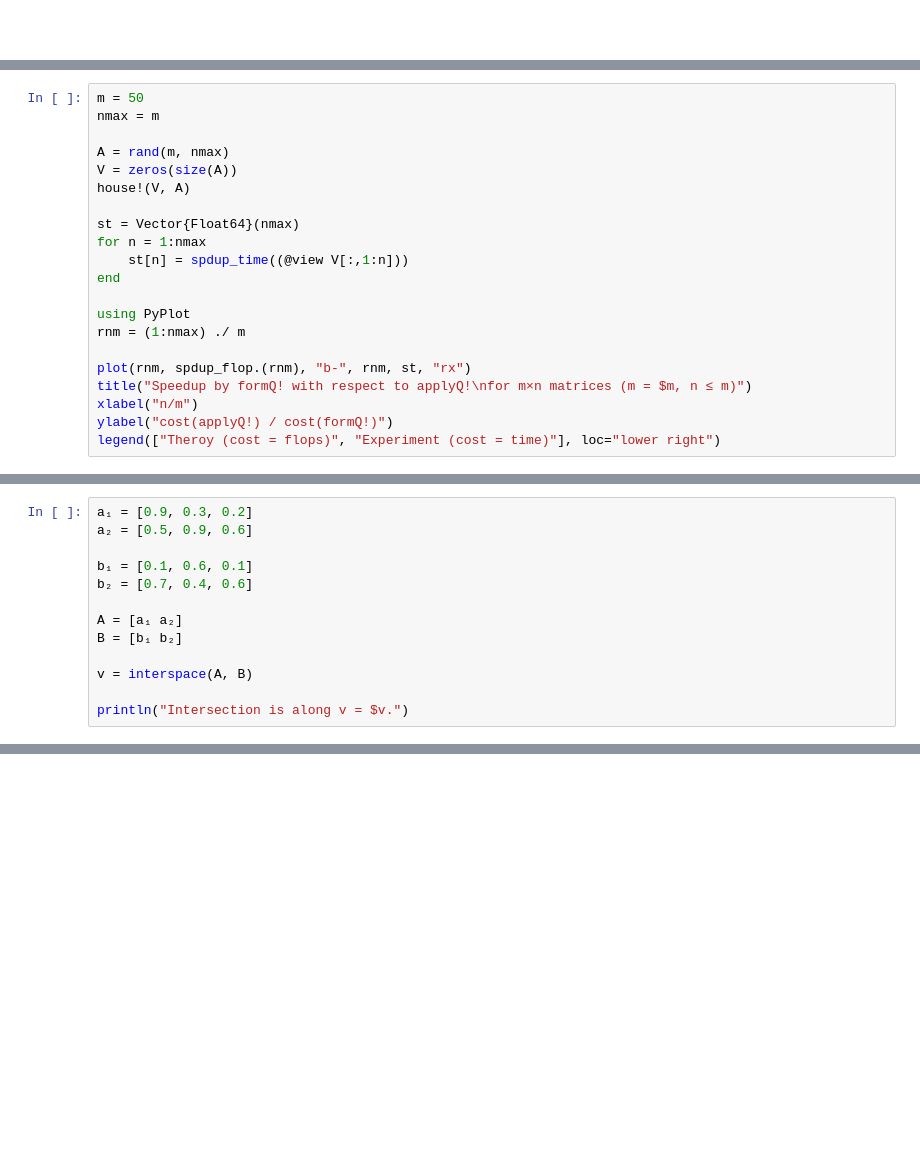
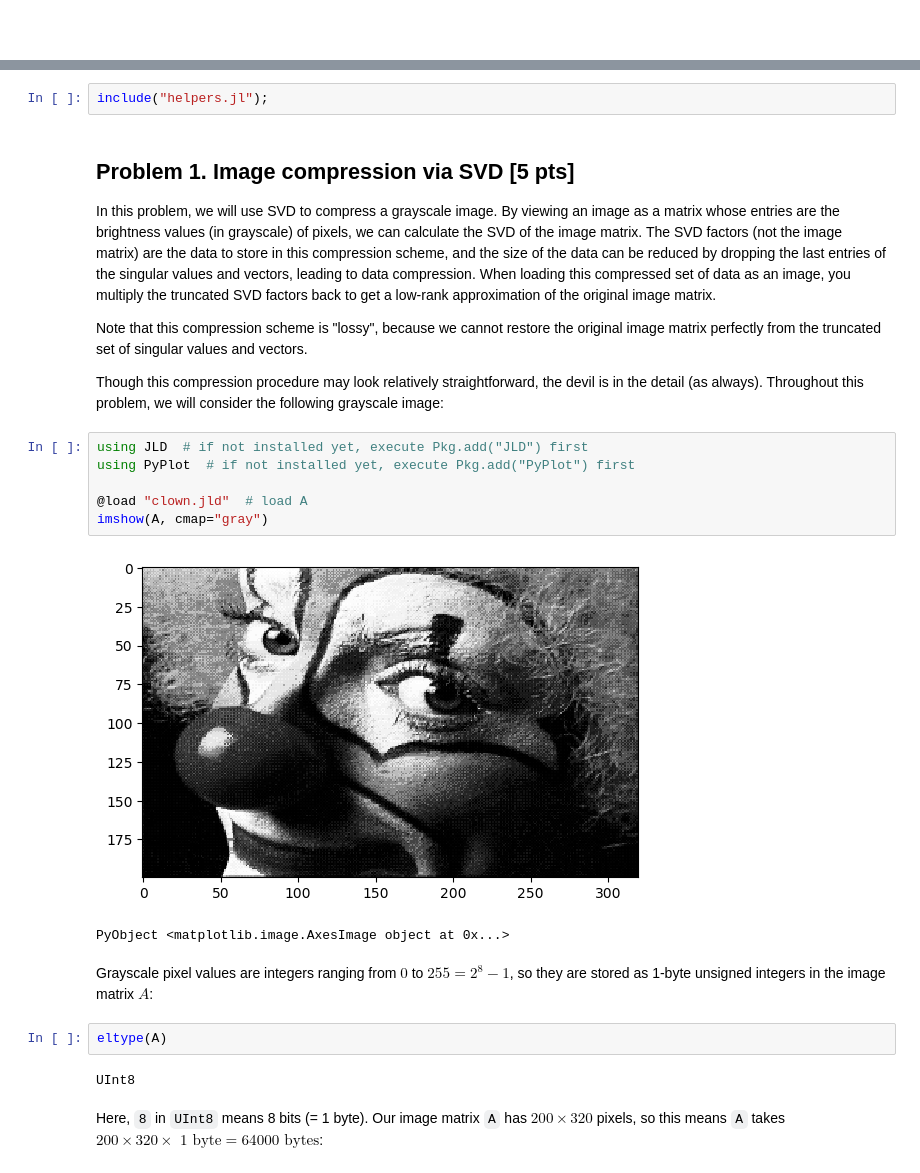
Before and after one commit to mitmath/18335, a Jupyter notebook: exams/midtermsol.ipynb, the cells around one changed output, grey strips where cells are left out. Saved outputs shown, nothing was run; the diff lists cells and outputs as text; blank space fills up the shorter version.

```diff
--- a/exams/midtermsol.ipynb
+++ b/exams/midtermsol.ipynb
@@ -378,21 +6,0 @@ spdup_time (generic function with 1 method)
-# %%
-m = 50
-nmax = m
-
-A = rand(m, nmax)
-V = zeros(size(A))
-house!(V, A)
-
-st = Vector{Float64}(nmax)
-for n = 1:nmax
-    st[n] = spdup_time((@view V[:,1:n]))
-end
-
-using PyPlot
-rnm = (1:nmax) ./ m
-
-plot(rnm, spdup_flop.(rnm), "b-", rnm, st, "rx")
-title("Speedup by formQ! with respect to applyQ!\nfor m×n matrices (m = $m, n ≤ m)")
-xlabel("n/m")
-ylabel("cost(applyQ!) / cost(formQ!)")
-legend(["Theroy (cost = flops)", "Experiment (cost = time)"], loc="lower right")
@@ -667,13 +6,0 @@ Some of you might have noticed that this problem is a generalization of Prob. 2
-# %%
-a₁ = [0.9, 0.3, 0.2]
-a₂ = [0.5, 0.9, 0.6]
-
-b₁ = [0.1, 0.6, 0.1]
-b₂ = [0.7, 0.4, 0.6]
-
-A = [a₁ a₂]
-B = [b₁ b₂]
-
-v = interspace(A, B)
-
-println("Intersection is along v = $v.")
@@ -681,0 +11,27 @@ Intersection is along v = [0.534673; 0.703132; 0.468754].
+# %%
+include("helpers.jl");
+# %% [markdown]
+## Problem 1.  Image compression via SVD [5 pts]
+
+In this problem, we will use SVD to compress a grayscale image.  By viewing an image as a matrix whose entries are the brightness values (in grayscale) of pixels, we can calculate the SVD of the image matrix.  The SVD factors (not the image matrix) are the data to store in this compression scheme, and the size of the data can be reduced by dropping the last entries of the singular values and vectors, leading to data compression.  When loading this compressed set of data as an image, you multiply the truncated SVD factors back to get a low-rank approximation of the original image matrix.
+
+Note that this compression scheme is "lossy", because we cannot restore the original image matrix perfectly from the truncated set of singular values and vectors.
+
+Though this compression procedure may look relatively straightforward, the devil is in the detail (as always).  Throughout this problem, we will consider the following grayscale image:
+# %%
+using JLD  # if not installed yet, execute Pkg.add("JLD") first
+using PyPlot  # if not installed yet, execute Pkg.add("PyPlot") first
+
+@load "clown.jld"  # load A
+imshow(A, cmap="gray")
+# %% [output]
+[figure, added]
+PyObject <matplotlib.image.AxesImage object at 0x...>
+# %% [markdown]
+Grayscale pixel values are integers ranging from $0$ to $255 = 2^8 - 1$, so they are stored as 1-byte unsigned integers in the image matrix $A$:
+# %%
+eltype(A)
+# %% [output]
+UInt8
+# %% [markdown]
+Here, `8` in `UInt8` means 8 bits (= 1 byte).  Our image matrix `A` has $200\times320$ pixels, so this means `A` takes $200\times 320\times\text{ 1 byte} = 64000 \text{ bytes}$:
```
Also changed, not shown: parts of 107 cells of this notebook, 27 other files.
